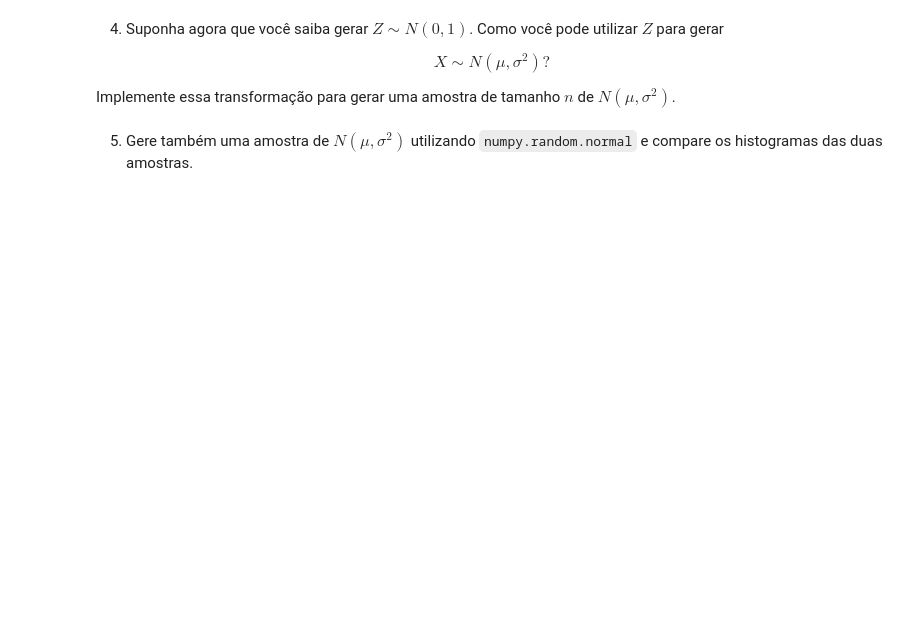
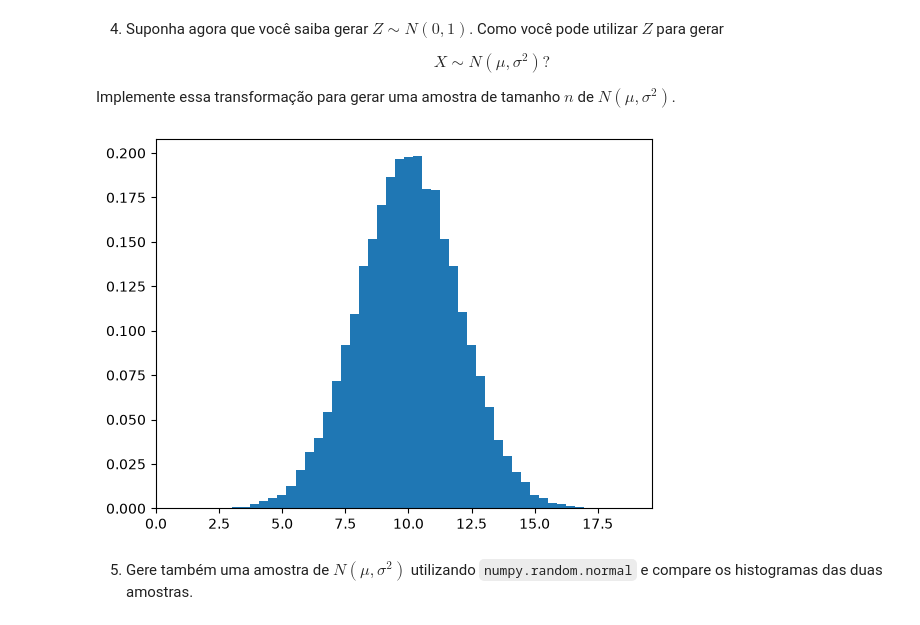
Before and after one commit to mauriciocelini/Programacao-Estatistica, a Jupyter notebook: Labs/lab8.ipynb, the cells around one changed output. Cells and saved outputs as stored; diff of their text form; code cells hidden in the pictures; blank space fills up the shorter version.

```diff
--- a/Labs/lab8.ipynb
+++ b/Labs/lab8.ipynb
@@ -75,2 +112,7 @@ Implemente essa transformação para gerar uma amostra de tamanho $n$ de $N(\mu,
+# %%
+plt.hist(normal_generica, density=True, bins=50)
+plt.show()
+# %% [output]
+[figure, added]
 # %% [markdown]
 5. Gere também uma amostra de $N(\mu,\sigma^2)$ utilizando `numpy.random.normal` e compare os histogramas das duas amostras.
```
Also changed, not shown: parts of 14 cells of this notebook, 2 other files.
